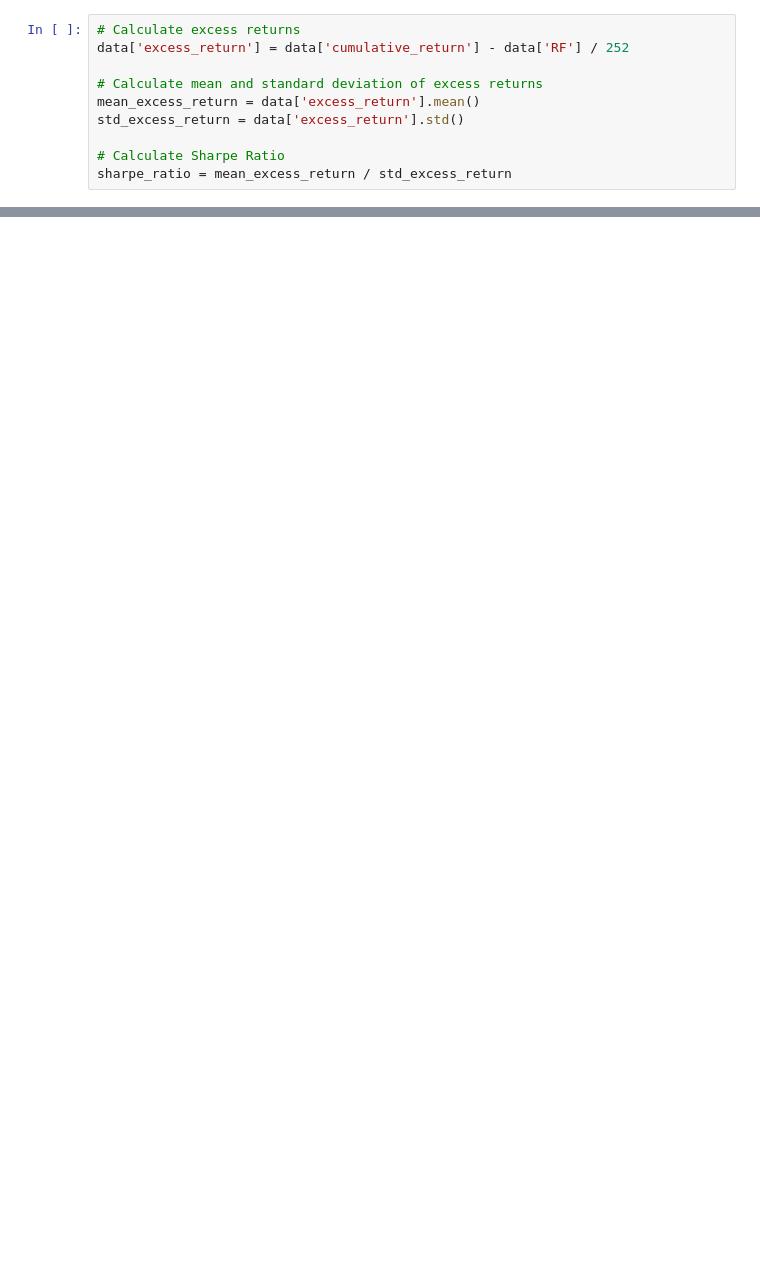
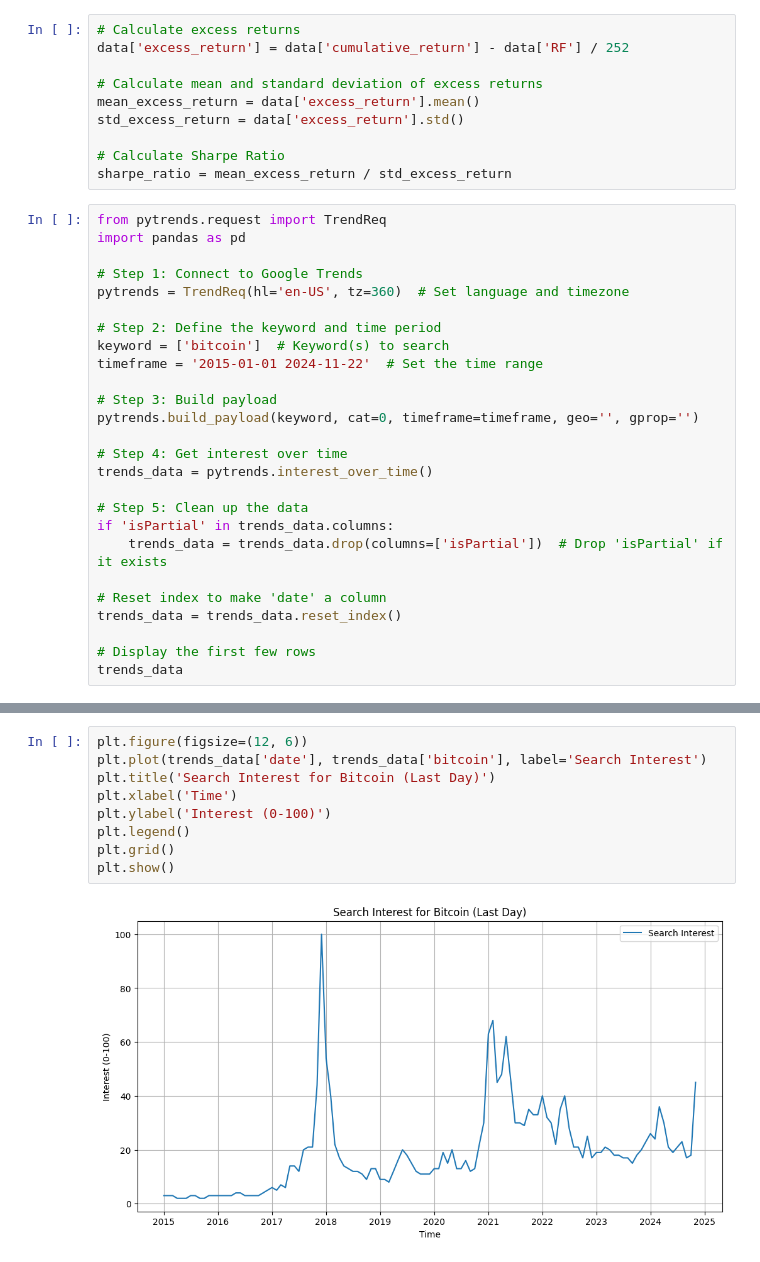
Before and after one commit to memelooody/Bitcoin-Trading-Strategies, a Jupyter notebook: Test.ipynb, the cells around one changed output, grey strips where cells are left out. Saved outputs shown, nothing was run; the diff lists cells and outputs as text; blank space fills up the shorter version.

```diff
--- a/Test.ipynb
+++ b/Test.ipynb
@@ -200,3 +270,29 @@ std_excess_return = data['excess_return'].std()
 
 # Calculate Sharpe Ratio
 sharpe_ratio = mean_excess_return / std_excess_return
+# %%
+from pytrends.request import TrendReq
+import pandas as pd
+
+# Step 1: Connect to Google Trends
+pytrends = TrendReq(hl='en-US', tz=360)  # Set language and timezone
+
+# Step 2: Define the keyword and time period
+keyword = ['bitcoin']  # Keyword(s) to search
+timeframe = '2015-01-01 2024-11-22'  # Set the time range
+
+# Step 3: Build payload
+pytrends.build_payload(keyword, cat=0, timeframe=timeframe, geo='', gprop='')
+
+# Step 4: Get interest over time
+trends_data = pytrends.interest_over_time()
+
+# Step 5: Clean up the data
+if 'isPartial' in trends_data.columns:
+    trends_data = trends_data.drop(columns=['isPartial'])  # Drop 'isPartial' if it exists
+
+# Reset index to make 'date' a column
+trends_data = trends_data.reset_index()
+
+# Display the first few rows
+trends_data
@@ -202,0 +313,11 @@ sharpe_ratio = mean_excess_return / std_excess_return
+# %%
+plt.figure(figsize=(12, 6))
+plt.plot(trends_data['date'], trends_data['bitcoin'], label='Search Interest')
+plt.title('Search Interest for Bitcoin (Last Day)')
+plt.xlabel('Time')
+plt.ylabel('Interest (0-100)')
+plt.legend()
+plt.grid()
+plt.show()
+# %% [output]
+[figure, added]
```
Also changed, not shown: parts of 13 cells of this notebook, 1 other file.
